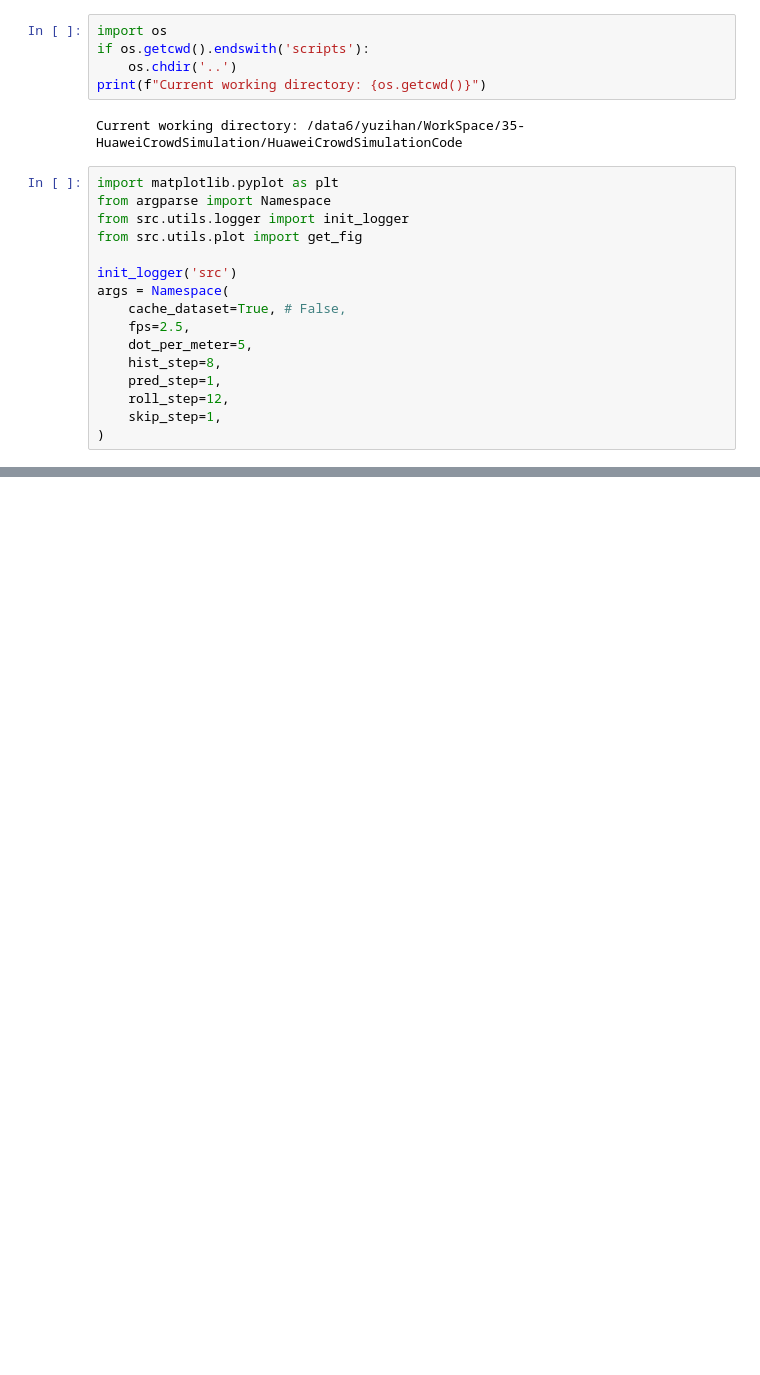
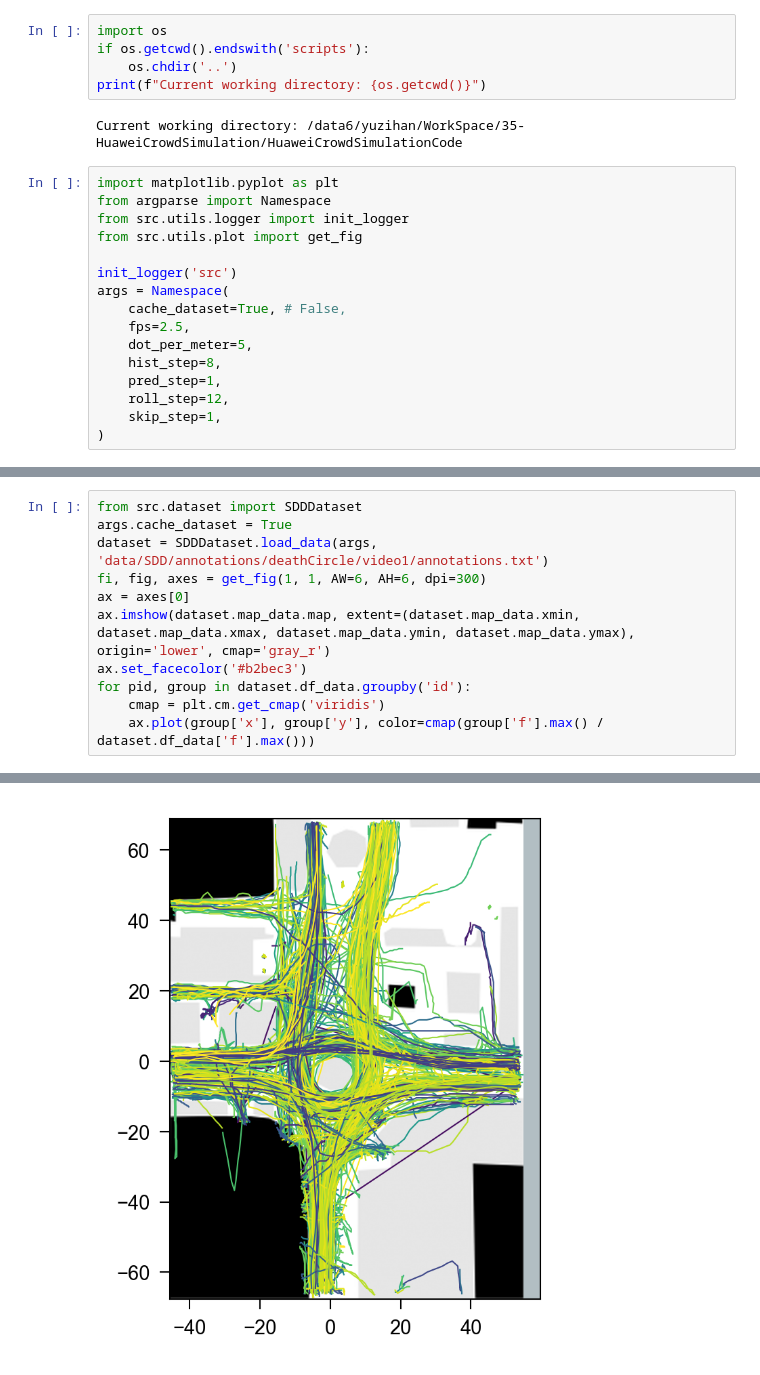
Before and after one commit to yuzhTHU/HuaweiCrowdSimulationCodeRelease, a Jupyter notebook: scripts/251007观察各种地图.ipynb, the cells around one changed output, grey strips where cells are left out. Drawn from its saved outputs; the diff is of its cells as text; blank space fills up the shorter version.

```diff
--- a/scripts/251007观察各种地图.ipynb
+++ b/scripts/251007观察各种地图.ipynb
@@ -40,0 +38,12 @@ for pid, group in dataset.df_data.groupby('id'):
+# %%
+from src.dataset import SDDDataset
+args.cache_dataset = True
+dataset = SDDDataset.load_data(args, 'data/SDD/annotations/deathCircle/video1/annotations.txt')
+fi, fig, axes = get_fig(1, 1, AW=6, AH=6, dpi=300)
+ax = axes[0]
+ax.imshow(dataset.map_data.map, extent=(dataset.map_data.xmin, dataset.map_data.xmax, dataset.map_data.ymin, dataset.map_data.ymax), origin='lower', cmap='gray_r')
+ax.set_facecolor('#b2bec3')
+for pid, group in dataset.df_data.groupby('id'):
+    cmap = plt.cm.get_cmap('viridis')
+    ax.plot(group['x'], group['y'], color=cmap(group['f'].max() / dataset.df_data['f'].max()))
+# %% [output]
@@ -41,3 +51,4 @@ for pid, group in dataset.df_data.groupby('id'):
+[figure, added]
 # %%
 from src.dataset import UCYDataset
 dataset = UCYDataset.load_data(args, 'data/UCY/data/data_university_students/students003.vsp')
```
Also changed, not shown: parts of 7 cells of this notebook, 3 other files.
